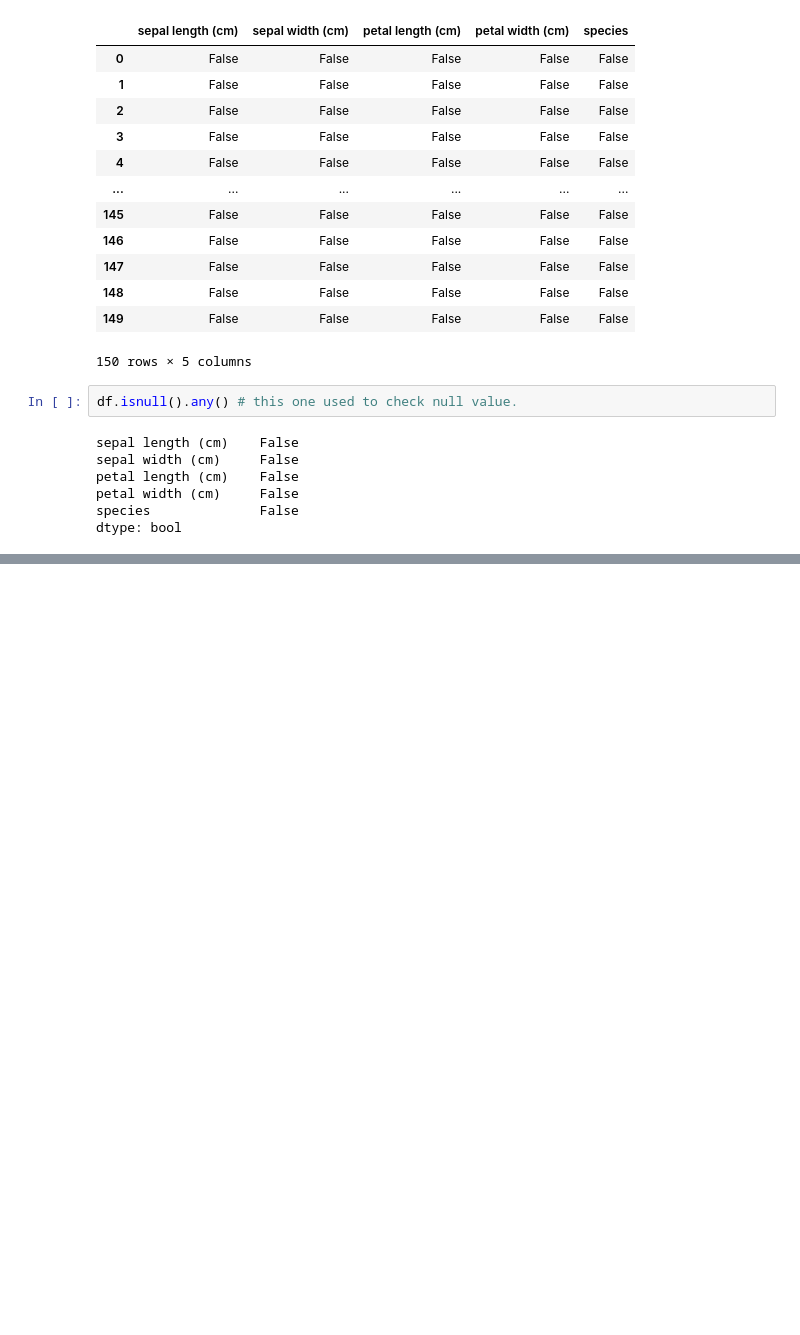
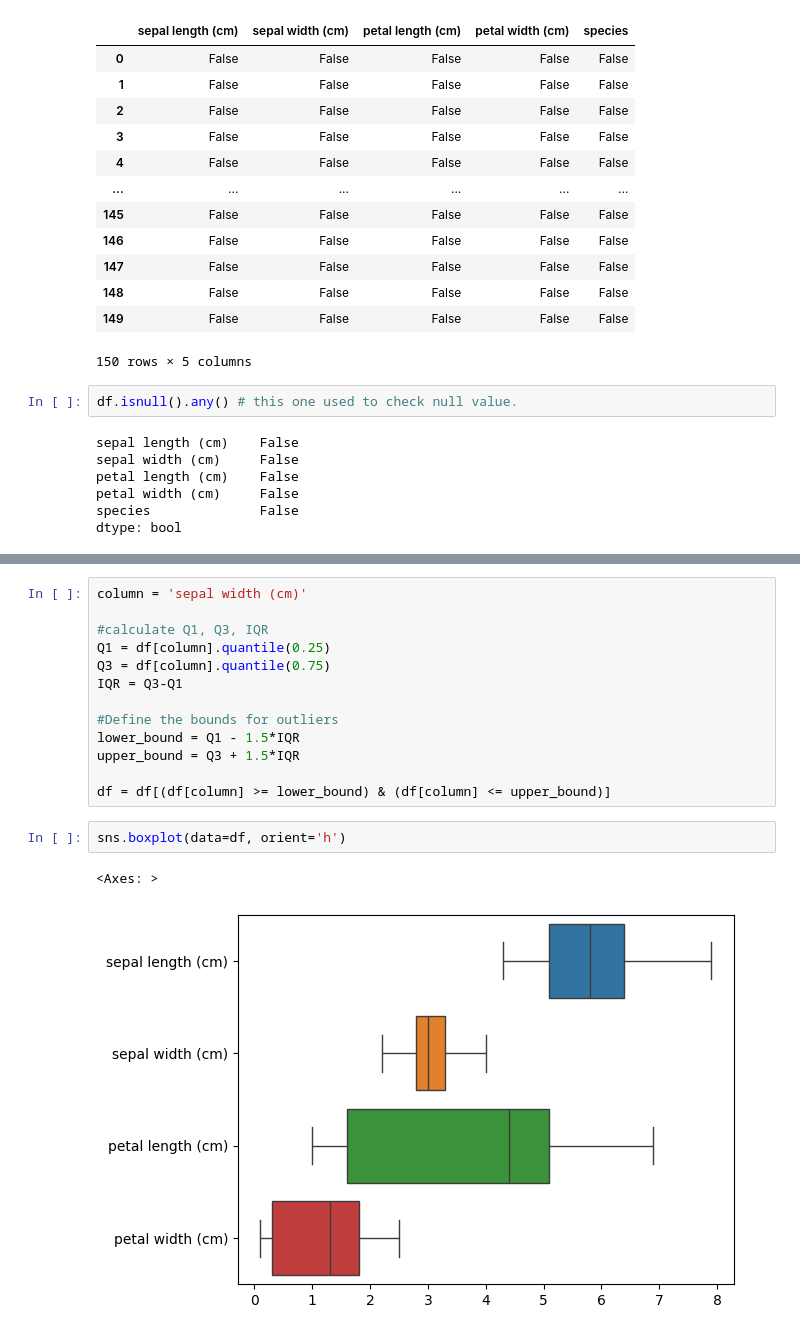
Before and after one commit to shseam13/AIML, a Jupyter notebook: gaussian_naive_bayes.ipynb, the cells around one changed output, grey strips where cells are left out. Saved outputs shown, nothing was run; the diff lists cells and outputs as text; blank space fills up the shorter version.

```diff
--- a/gaussian_naive_bayes.ipynb
+++ b/gaussian_naive_bayes.ipynb
@@ -53,0 +82,18 @@ dtype: bool
+# %%
+column = 'sepal width (cm)'
+
+#calculate Q1, Q3, IQR
+Q1 = df[column].quantile(0.25)
+Q3 = df[column].quantile(0.75)
+IQR = Q3-Q1
+
+#Define the bounds for outliers
+lower_bound = Q1 - 1.5*IQR
+upper_bound = Q3 + 1.5*IQR
+
+df = df[(df[column] >= lower_bound) & (df[column] <= upper_bound)]
+# %%
+sns.boxplot(data=df, orient='h')
+# %% [output]
+<Axes: >
+[figure, added]
```
Also changed, not shown: parts of 3 cells of this notebook.
